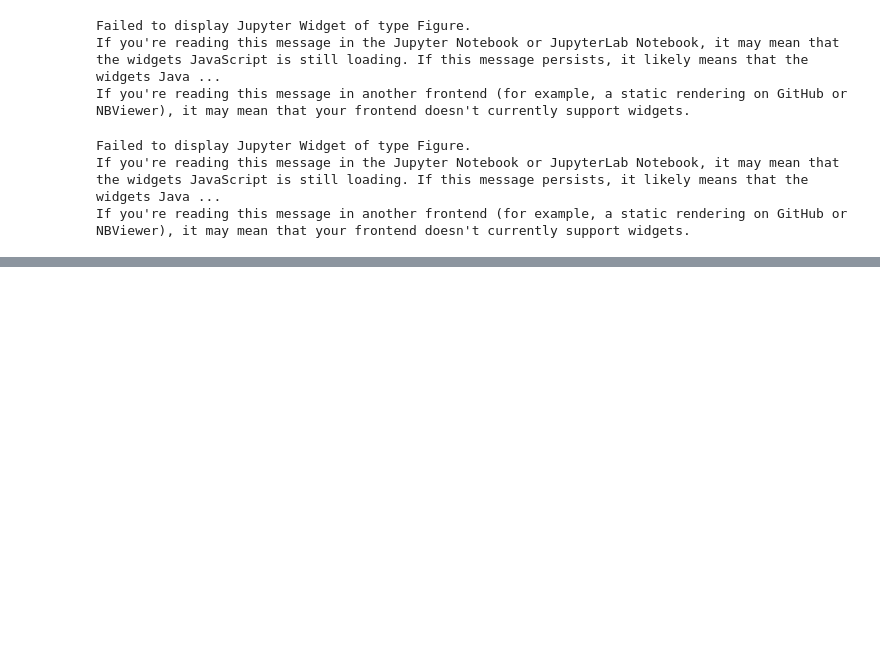
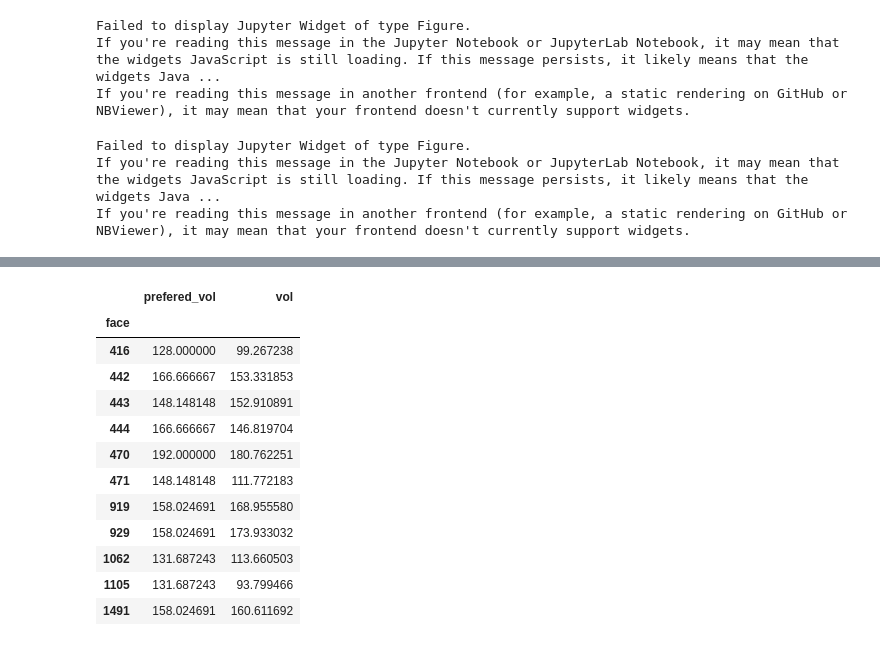
Before and after one commit to suzannelab/polarity, a Jupyter notebook: notebooks/TwoFolds.ipynb, the cells around one changed output, grey strips where cells are left out. Drawn from its saved outputs; the diff is of its cells as text; code cells hidden in the pictures; blank space fills up the shorter version.

```diff
--- a/notebooks/TwoFolds.ipynb
+++ b/notebooks/TwoFolds.ipynb
@@ -531,0 +597,16 @@ If you're reading this message in another frontend (for example, a static render
+# %%
+sheet.face_df[sheet.face_df.prefered_vol<200][['prefered_vol', 'vol']]
+# %% [output]
+|  | prefered_vol | vol |
+| face |  |  |
+| 416 | 128.000000 | 99.267238 |
+| 442 | 166.666667 | 153.331853 |
+| 443 | 148.148148 | 152.910891 |
+| 444 | 166.666667 | 146.819704 |
+| 470 | 192.000000 | 180.762251 |
+| 471 | 148.148148 | 111.772183 |
+| 919 | 158.024691 | 168.955580 |
+| 929 | 158.024691 | 173.933032 |
+| 1062 | 131.687243 | 113.660503 |
+| 1105 | 131.687243 | 93.799466 |
+| 1491 | 158.024691 | 160.611692 |
```
Also changed, not shown: parts of 3 cells of this notebook, 7 other files.
